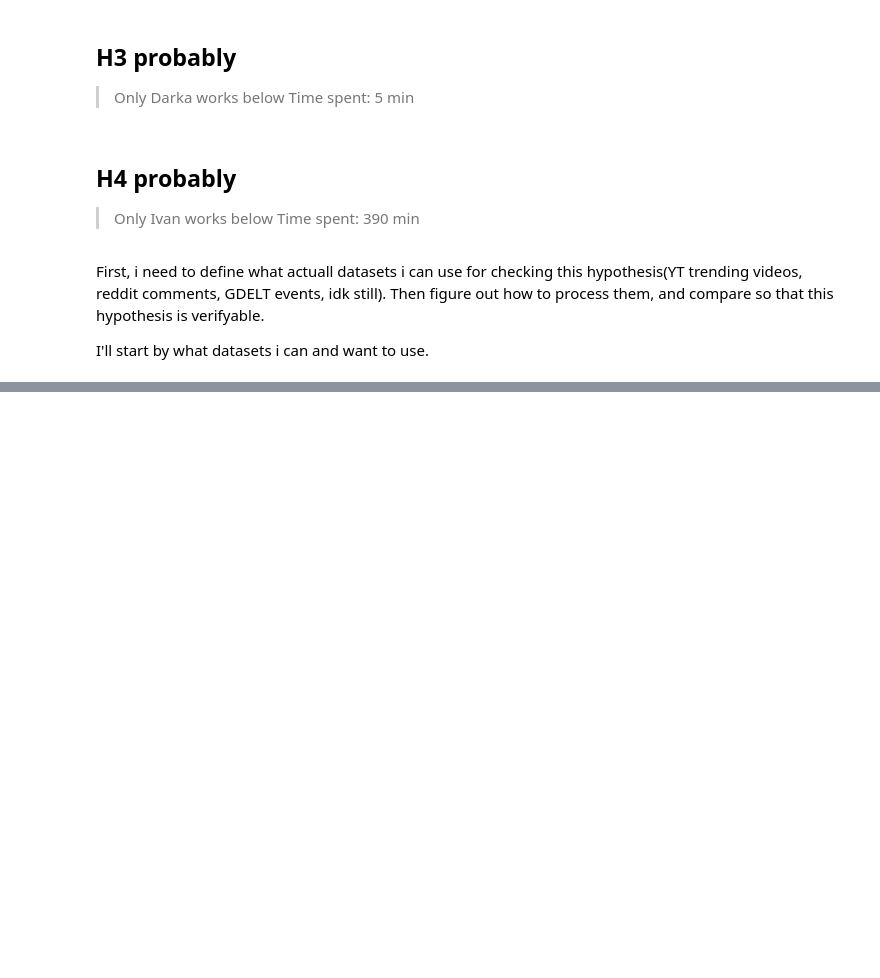
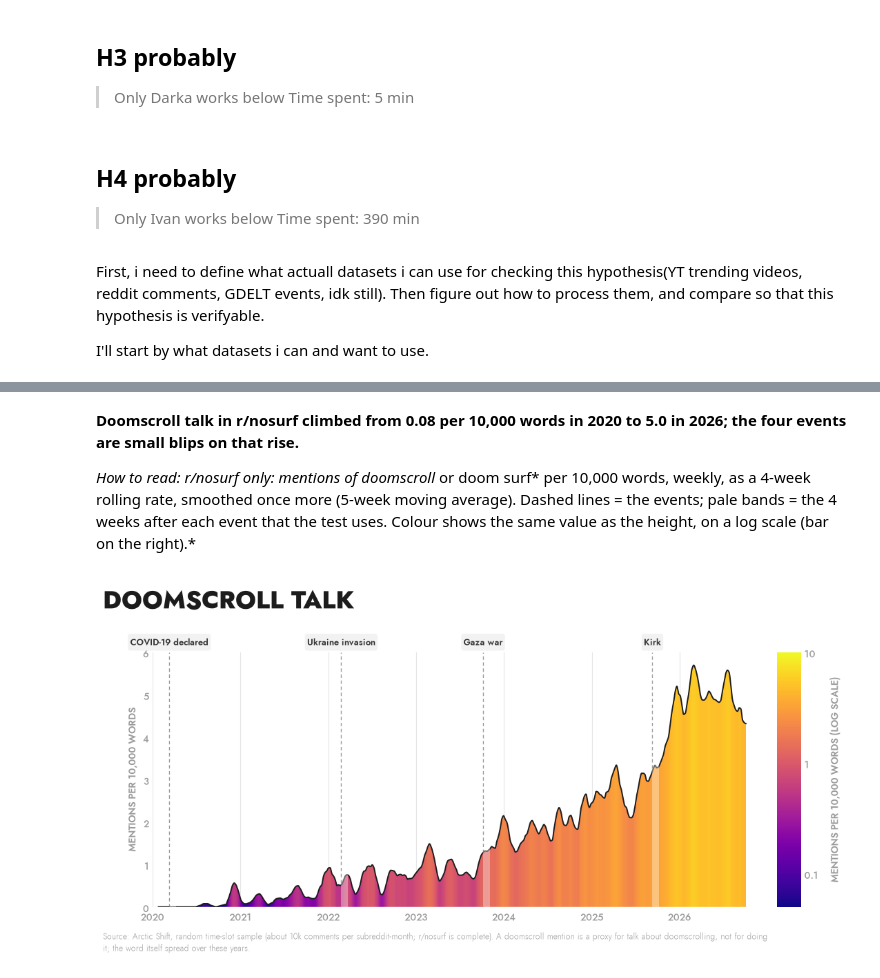
Before and after one commit to DanyloBeha/css-brainrot, a Jupyter notebook: exploratory-data-analysis/eda.ipynb, the cells around one changed output, grey strips where cells are left out. Saved outputs shown, nothing was run; the diff lists cells and outputs as text; code cells hidden in the pictures; blank space fills up the shorter version.

```diff
--- a/exploratory-data-analysis/eda.ipynb
+++ b/exploratory-data-analysis/eda.ipynb
@@ -289,0 +442,61 @@ plt.show()
+# %%
+def _fmt(v):
+    return f"{v:.2f}" if abs(v) < 1 else f"{v:.1f}"
+
+
+def c22():
+    """Area chart: r/nosurf doomscroll mentions per 10,000 words, weekly with a 4-week rolling rate from 2020, events and test weeks marked."""
+    d = ev.load_daily()
+    x = d[d.subreddit == "nosurf"].set_index("day")[["hits_doom", "tokens"]]
+    yr = x.groupby(x.index.year).sum()
+    yr_rate = yr.hits_doom / yr.tokens * 1e4
+    w = x.resample("W").sum()
+    w = w[w.index >= "2020-01-01"]
+    r = (w.hits_doom.rolling(4).sum() / w.tokens.rolling(4).sum() * 1e4).dropna()         # the 4-week rate quoted in the text
+    sm = r.rolling(5, center=True, min_periods=1).mean()                                   # drawn smoother: 5-week moving average, then a smooth curve through it
+    days = pd.date_range(sm.index[0], sm.index[-1], freq="D")
+    yv = PchipInterpolator(mdates.date2num(sm.index), sm.to_numpy())(mdates.date2num(days))
+    finding = (f"Doomscroll talk in r/nosurf climbed from {_fmt(yr_rate[2020])} per 10,000 words in 2020 to {_fmt(yr_rate[2026])} in 2026; "
+               f"the four events are small blips on that rise.")
+    how = ("r/nosurf only: mentions of doomscroll* or doom surf* per 10,000 words, weekly, as a 4-week rolling rate, smoothed once more (5-week moving average). Dashed lines = the events; "
+           "pale bands = the 4 weeks after each event that the test uses. Colour shows the same value as the height, on a log scale (bar on the right).")
+    with h4_style():
+        fig = plt.figure(figsize=(11, 5.6))
+        top = _top_in(fig, h4_title(fig, "Doomscroll talk"))
+        ax = fig.add_axes(_axbox(fig, 0.85, 0.75, 1.45, top + 0.35))
+        cax = fig.add_axes(_axbox(fig, 9.9, 0.75, 0.75, top + 0.35))
+        ax.plot(days, yv, color=H4_INK, lw=1.4, zorder=4)
+        norm, cmap = LogNorm(0.05, 10), plt.get_cmap("plasma")                      # same look as Danylo's posts-per-day ridgeline: colour = value on a log scale
+        xn = mdates.date2num(days)
+        grad = cmap(norm(np.clip(yv, 0.05, 10)))[None, :, :]
+        poly = Polygon(np.column_stack([np.r_[xn, xn[::-1]], np.r_[yv, np.zeros(len(yv))]]), facecolor="none", edgecolor="none")
+        ax.add_patch(poly)
+        ymax = float(np.ceil(yv.max()))
+        im = ax.imshow(grad, extent=[xn[0], xn[-1], 0, ymax], aspect="auto", origin="lower", zorder=3, interpolation="bilinear")
+        im.set_clip_path(poly)
+        for n in EV_NAMES:
+            t = pd.Timestamp(EVENTS[n])
+            ax.axvspan(t, t + pd.Timedelta(days=28), color="white", alpha=0.35, lw=0, zorder=5)
+        h4_chips(ax, CHIPS, ypos=1.0)
+        _year_axis(ax, 1)
+        ax.set_ylim(0, ymax)
+        ax.set_xlim(pd.Timestamp("2020-01-01"), pd.Timestamp("2026-11-01"))
+        ax.set_ylabel("MENTIONS PER 10,000 WORDS")
+        cb = fig.colorbar(plt.cm.ScalarMappable(norm=norm, cmap=cmap), cax=cax)
+        cb.outline.set_visible(False)
+        cb.set_ticks([0.1, 1, 10], labels=["0.1", "1", "10"])
+        cb.ax.minorticks_off()
+        cb.ax.tick_params(labelsize=10, length=0)
+        cb.set_label("MENTIONS PER 10,000 WORDS (LOG SCALE)", labelpad=10)
+        h4_foot(fig, f"{SAMPLE} A doomscroll mention is a proxy for talk about doomscrolling, not for doing it; the word itself spread over these years.")
+        return h4_done(fig, finding, how)
+
+
+fig = c22()
+display(Markdown(f"**{fig.h4_finding}**\n\n*How to read: {fig.h4_how}*"))
+plt.show()
+# %% [output]
+**Doomscroll talk in r/nosurf climbed from 0.08 per 10,000 words in 2020 to 5.0 in 2026; the four events are small blips on that rise.**
+
+*How to read: r/nosurf only: mentions of doomscroll* or doom surf* per 10,000 words, weekly, as a 4-week rolling rate, smoothed once more (5-week moving average). Dashed lines = the events; pale bands = the 4 weeks after each event that the test uses. Colour shows the same value as the height, on a log scale (bar on the right).*
+[figure, added]
```
Also changed, not shown: parts of 62 cells of this notebook.
